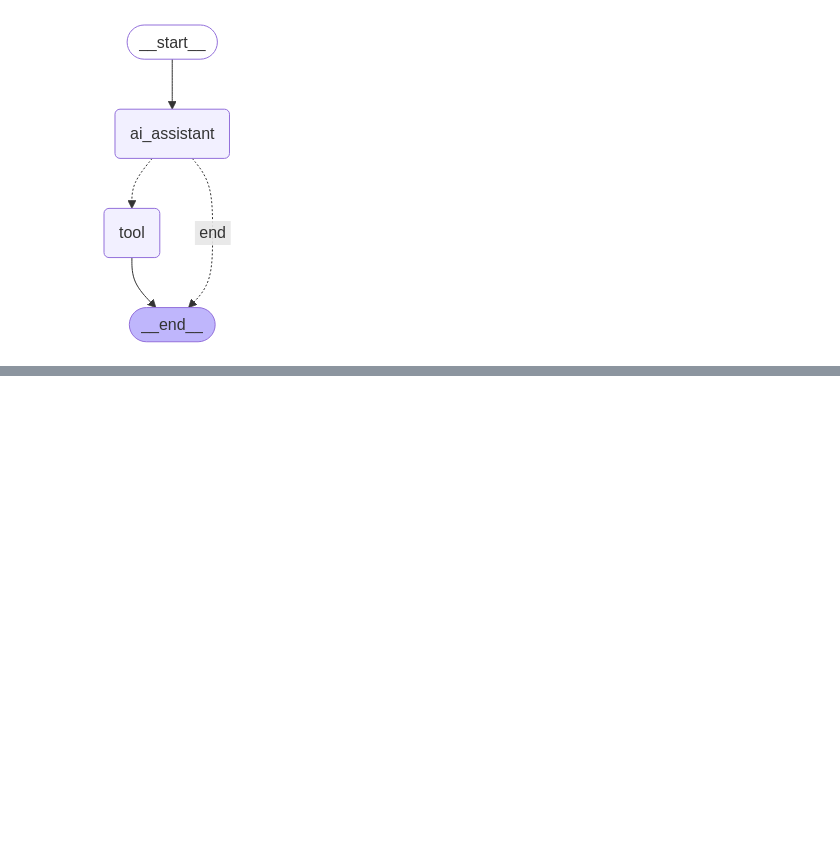
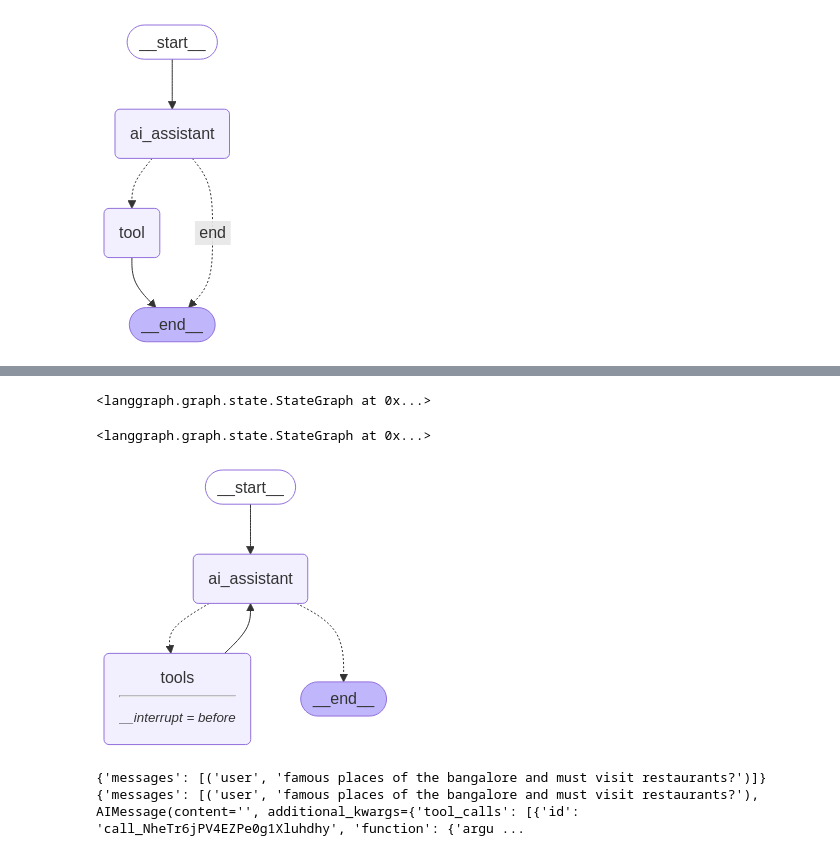
Before and after one commit to sunnysavita10/genai_bootcamp, a Jupyter notebook: langgraph-agents/langgraph_agents.ipynb, the cells around one changed output, grey strips where cells are left out. Cells and saved outputs as stored; diff of their text form; code cells hidden in the pictures; blank space fills up the shorter version.

```diff
--- a/langgraph-agents/langgraph_agents.ipynb
+++ b/langgraph-agents/langgraph_agents.ipynb
@@ -676,0 +779,30 @@ KeyError: None
+# %%
+memory=MemorySaver()
+# %%
+graph_builder = StateGraph(AgentState)
+graph_builder.add_node("ai_assistant", ai_assistant)
+
+tool_node = ToolNode(tools=tools)
+graph_builder.add_node("tools", tool_node)
+# %% [output]
+<langgraph.graph.state.StateGraph at 0x...>
+# %%
+graph_builder.add_edge(START, "ai_assistant")
+
+graph_builder.add_conditional_edges(
+    "ai_assistant",
+    tools_condition,
+)
+graph_builder.add_edge("tools", "ai_assistant")
+# %% [output]
+<langgraph.graph.state.StateGraph at 0x...>
+# %%
+app2=graph_builder.compile(
+    checkpointer=memory,
+    interrupt_before=["tools"]
+)
+# %%
+from IPython.display import Image, display
+display(Image(app2.get_graph().draw_mermaid_png()))
+# %% [output]
+[figure, added]
@@ -676,0 +822,6 @@ KeyError: None
+# %%
+for event in events:
+    print(event)
+# %% [output]
+{'messages': [('user', 'famous places of the bangalore and must visit restaurants?')]}
+{'messages': [('user', 'famous places of the bangalore and must visit restaurants?'), AIMessage(content='', additional_kwargs={'tool_calls': [{'id': 'call_NheTr6jPV4EZPe0g1Xluhdhy', 'function': {'argu ...
```
Also changed, not shown: parts of 57 cells of this notebook.
